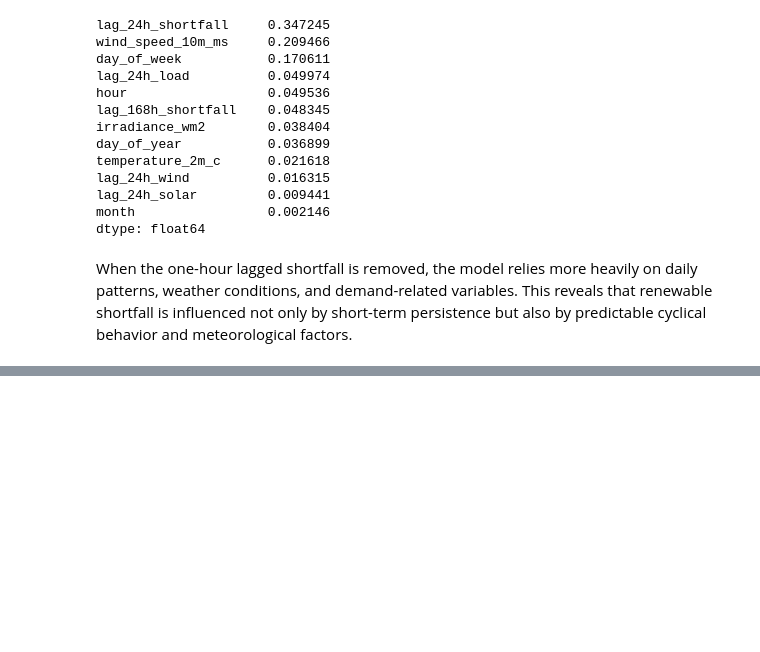
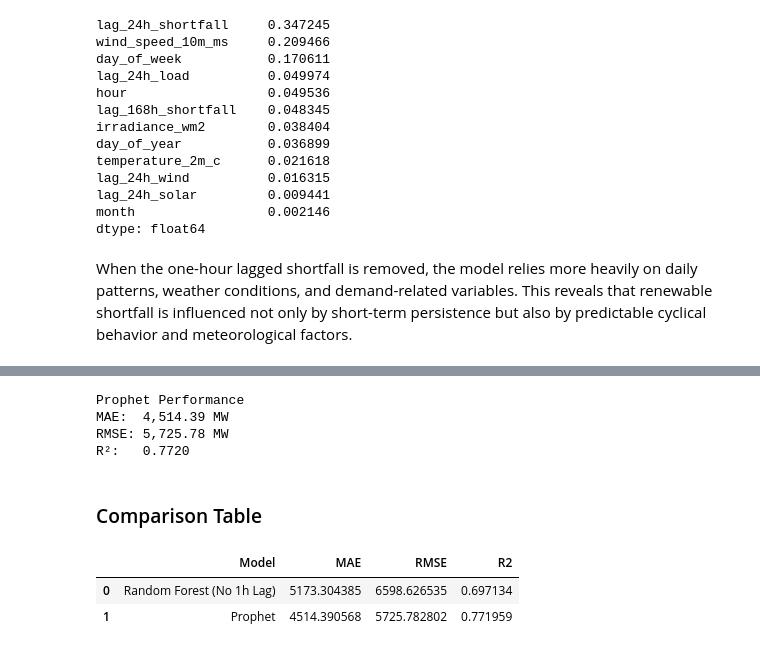
Before and after one commit to Varie737/Renewable-Energy-Data-Analysis, a Jupyter notebook: Renewable Energy Data Analysis project.ipynb, the cells around one changed output, grey strips where cells are left out. Drawn from its saved outputs; the diff is of its cells as text; code cells hidden in the pictures; blank space fills up the shorter version.

```diff
--- a/Renewable Energy Data Analysis project.ipynb
+++ b/Renewable Energy Data Analysis project.ipynb
@@ -916,0 +992,29 @@ When the one-hour lagged shortfall is removed, the model relies more heavily on
+# %%
+mae_prophet = mean_absolute_error(results_prophet["y"], results_prophet["yhat"])
+rmse_prophet = np.sqrt(mean_squared_error(results_prophet["y"], results_prophet["yhat"]))
+r2_prophet = r2_score(results_prophet["y"], results_prophet["yhat"])
+
+print("Prophet Performance")
+print(f"MAE:  {mae_prophet:,.2f} MW")
+print(f"RMSE: {rmse_prophet:,.2f} MW")
+print(f"R²:   {r2_prophet:.4f}")
+# %% [output]
+Prophet Performance
+MAE:  4,514.39 MW
+RMSE: 5,725.78 MW
+R²:   0.7720
+# %% [markdown]
+### Comparison Table
+# %%
+comparison = pd.DataFrame({
+    "Model": ["Random Forest (No 1h Lag)", "Prophet"],
+    "MAE": [mae_rf_no_1h, mae_prophet],
+    "RMSE": [rmse_rf_no_1h, rmse_prophet],
+    "R2": [r2_rf_no_1h, r2_prophet]
+})
+
+comparison
+# %% [output]
+|  | Model | MAE | RMSE | R2 |
+| 0 | Random Forest (No 1h Lag) | 5173.304385 | 6598.626535 | 0.697134 |
+| 1 | Prophet | 4514.390568 | 5725.782802 | 0.771959 |
```
Also changed, not shown: parts of 11 cells of this notebook.
